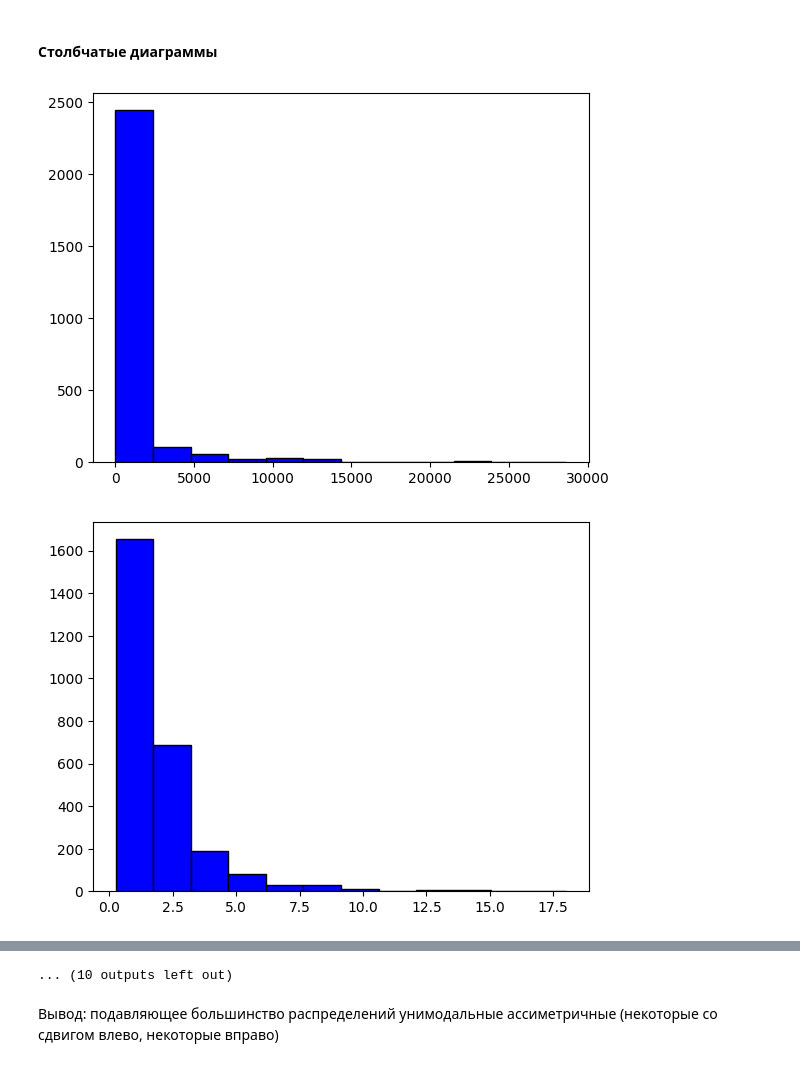
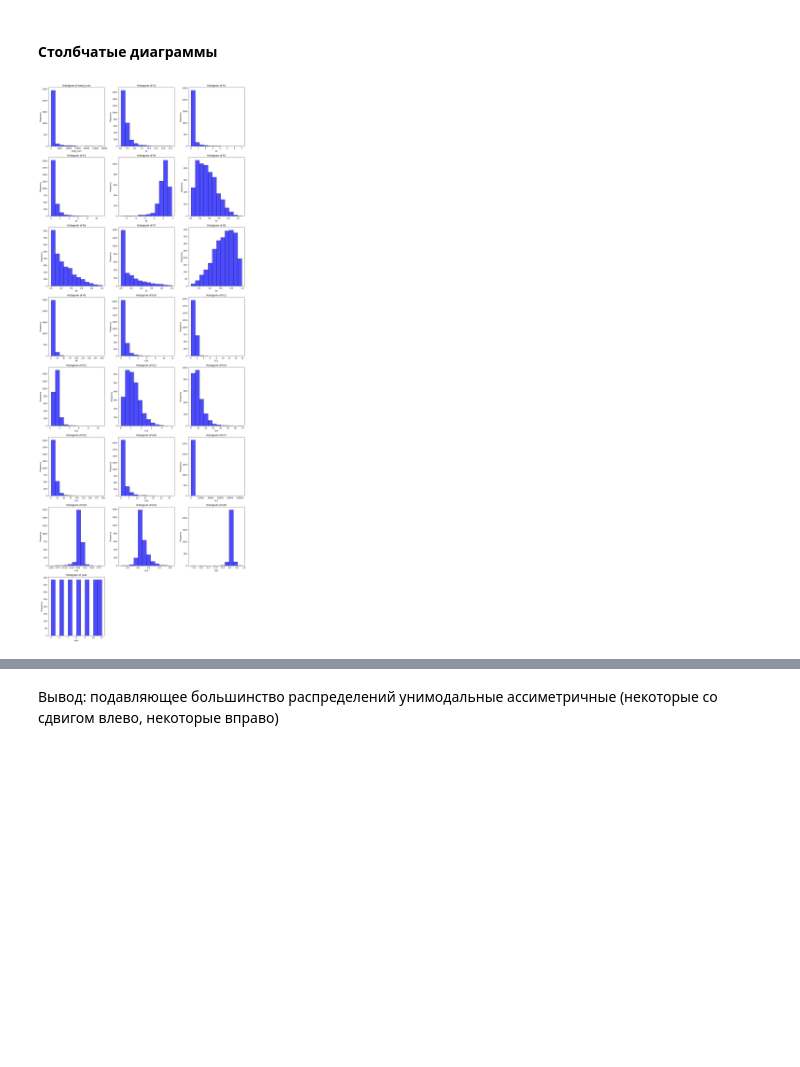
Before and after one commit to poluzerovT/daefi, a Jupyter notebook: Labushava/lab1.ipynb, the cells around one changed output, grey strips where cells are left out. Drawn from its saved outputs; the diff is of its cells as text; code cells hidden in the pictures; blank space fills up the shorter version.

```diff
--- a/Labushava/lab1.ipynb
+++ b/Labushava/lab1.ipynb
@@ -80,19 +80,35 @@ display(table)
 # %%
 import math
 from math import log2
 import matplotlib.pyplot as plt
 
+def get_bin(list_data):
+    return math.ceil(log2(len(list_data)+1))
 
-def get_bin(list):
-    return math.ceil(log2(len(list)+1))
-for col in file1.columns:
-    plt.hist(
-        file1[col].dropna(),
-        bins=get_bin(file1[col].dropna()),
-        color='blue',
-        edgecolor='black',
-    )
-    plt.show()
+num_cols = len(file1.columns)
+num_rows = (num_cols + 2) // 3
+
+fig, axes = plt.subplots(num_rows, 3, figsize=(15, 5*num_rows))
+axes = axes.flatten()
+
+for i, col in enumerate(file1.columns):
+    if i < len(axes):
+        data = file1[col].dropna()
+        axes[i].hist(
+            data,
+            bins=get_bin(data),
+            color='blue',
+            edgecolor='black',
+            alpha=0.7
+        )
+        axes[i].set_title(f'Histogram of {col}')
+        axes[i].set_xlabel(col)
+        axes[i].set_ylabel('Frequency')
+
+for j in range(i+1, len(axes)):
+    axes[j].set_visible(False)
+
+plt.tight_layout()
+plt.show()
 # %% [output]
-[figure, old version]
+[figure, new version]
-[figure, removed]
@@ -109,4 +115,3 @@ for col in file1.columns:
-... (10 outputs left out)
 # %% [markdown]
 Вывод: подавляющее большинство распределений унимодальные ассиметричные (некоторые со сдвигом влево, некоторые вправо)
 # %% [markdown]
```
Also changed, not shown: parts of 5 cells of this notebook.
